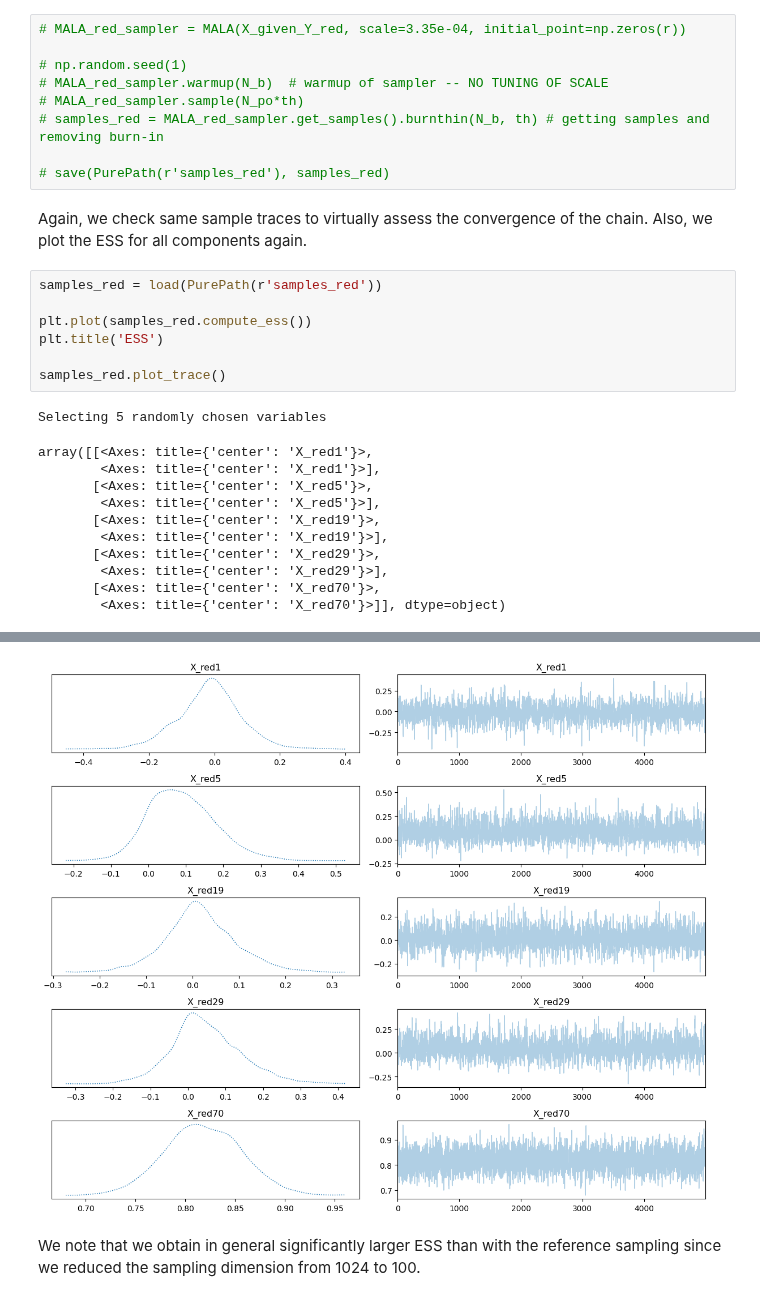
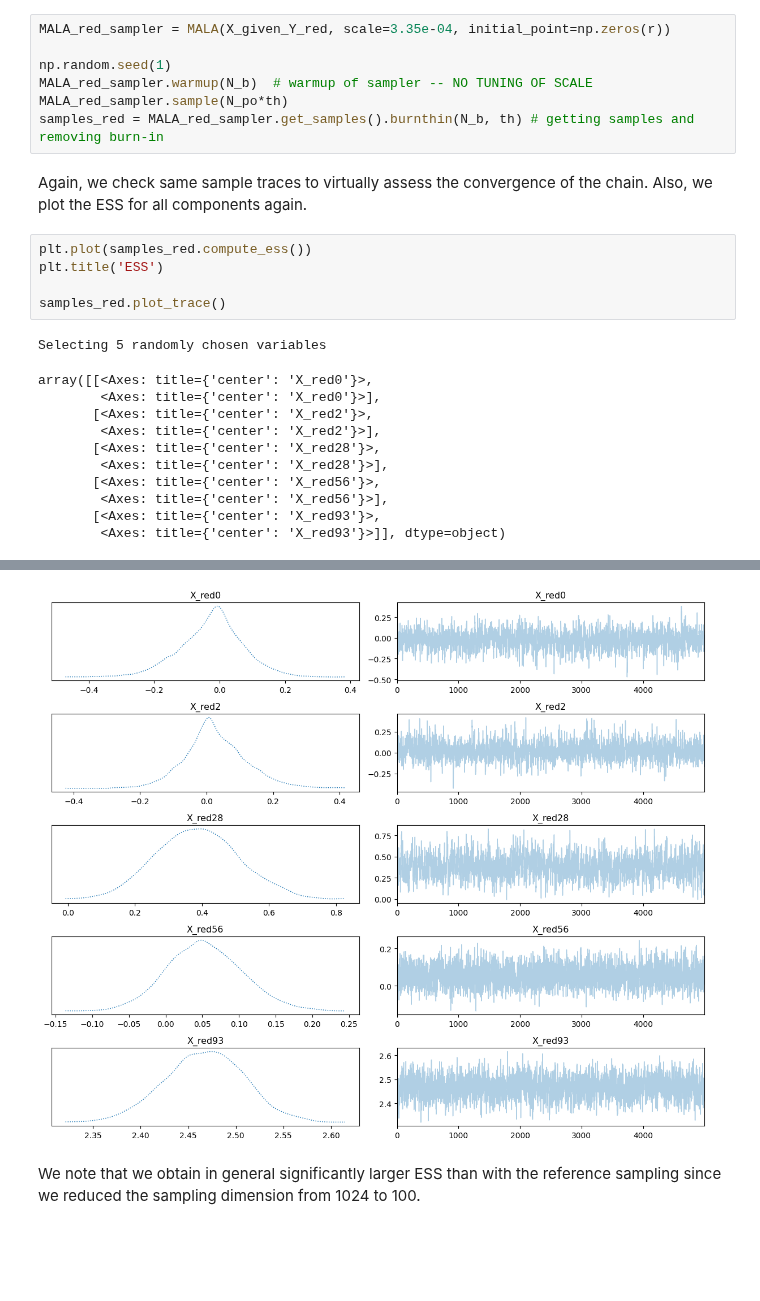
Before and after one commit to CUQI-DTU/CUQIpy-User-Showcase, a Jupyter notebook: 013_certified_coordinate_selection/ccs_wavelets.ipynb, the cells around one changed output, grey strips where cells are left out. Cells and saved outputs as stored; diff of their text form; blank space fills up the shorter version.

```diff
--- a/013_certified_coordinate_selection/ccs_wavelets.ipynb
+++ b/013_certified_coordinate_selection/ccs_wavelets.ipynb
@@ -338,35 +333,31 @@ We now sample the approximate marginal posterior $\tilde \pi(x_\mathcal{I}|y)$.
 # %%
-# MALA_red_sampler = MALA(X_given_Y_red, scale=3.35e-04, initial_point=np.zeros(r))
+MALA_red_sampler = MALA(X_given_Y_red, scale=3.35e-04, initial_point=np.zeros(r))
 
-# np.random.seed(1)
-# MALA_red_sampler.warmup(N_b)  # warmup of sampler -- NO TUNING OF SCALE
-# MALA_red_sampler.sample(N_po*th)
-# samples_red = MALA_red_sampler.get_samples().burnthin(N_b, th) # getting samples and removing burn-in
-
-# save(PurePath(r'samples_red'), samples_red)
+np.random.seed(1)
+MALA_red_sampler.warmup(N_b)  # warmup of sampler -- NO TUNING OF SCALE
+MALA_red_sampler.sample(N_po*th)
+samples_red = MALA_red_sampler.get_samples().burnthin(N_b, th) # getting samples and removing burn-in
 # %% [markdown]
 Again, we check same sample traces to virtually assess the convergence of the chain. Also, we plot the ESS for all components again.
 # %%
-samples_red = load(PurePath(r'samples_red'))
-
 plt.plot(samples_red.compute_ess())
 plt.title('ESS')
 
 samples_red.plot_trace()
 # %% [output]
 Selecting 5 randomly chosen variables
-array([[<Axes: title={'center': 'X_red1'}>,
-        <Axes: title={'center': 'X_red1'}>],
-       [<Axes: title={'center': 'X_red5'}>,
-        <Axes: title={'center': 'X_red5'}>],
-       [<Axes: title={'center': 'X_red19'}>,
-        <Axes: title={'center': 'X_red19'}>],
-       [<Axes: title={'center': 'X_red29'}>,
-        <Axes: title={'center': 'X_red29'}>],
-       [<Axes: title={'center': 'X_red70'}>,
-        <Axes: title={'center': 'X_red70'}>]], dtype=object)
+array([[<Axes: title={'center': 'X_red0'}>,
+        <Axes: title={'center': 'X_red0'}>],
+       [<Axes: title={'center': 'X_red2'}>,
+        <Axes: title={'center': 'X_red2'}>],
+       [<Axes: title={'center': 'X_red28'}>,
+        <Axes: title={'center': 'X_red28'}>],
+       [<Axes: title={'center': 'X_red56'}>,
+        <Axes: title={'center': 'X_red56'}>],
+       [<Axes: title={'center': 'X_red93'}>,
+        <Axes: title={'center': 'X_red93'}>]], dtype=object)
 [figure]
-[figure, old version]
+[figure, new version]
 # %% [markdown]
  We note that we obtain in general significantly larger ESS than with the reference sampling since we reduced the sampling dimension from 1024 to 100.
 # %% [markdown]
```
Also changed, not shown: parts of 8 cells of this notebook, 2 other files.
